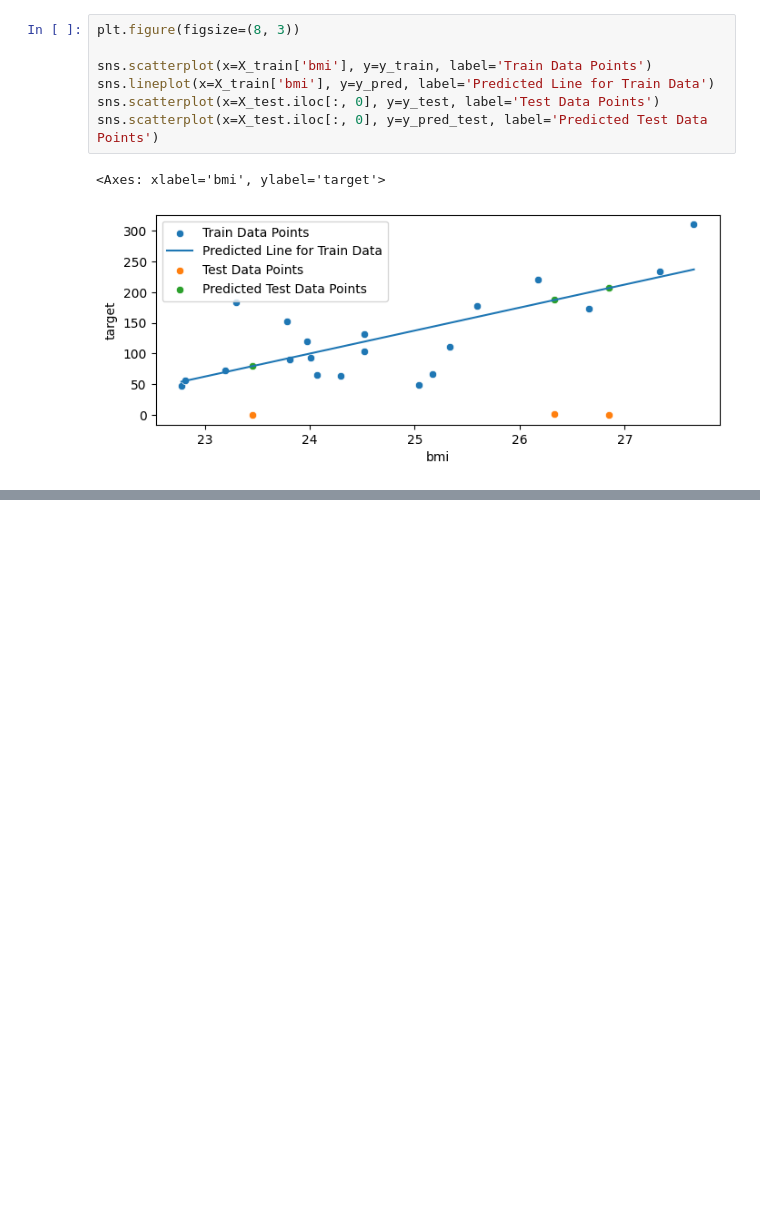
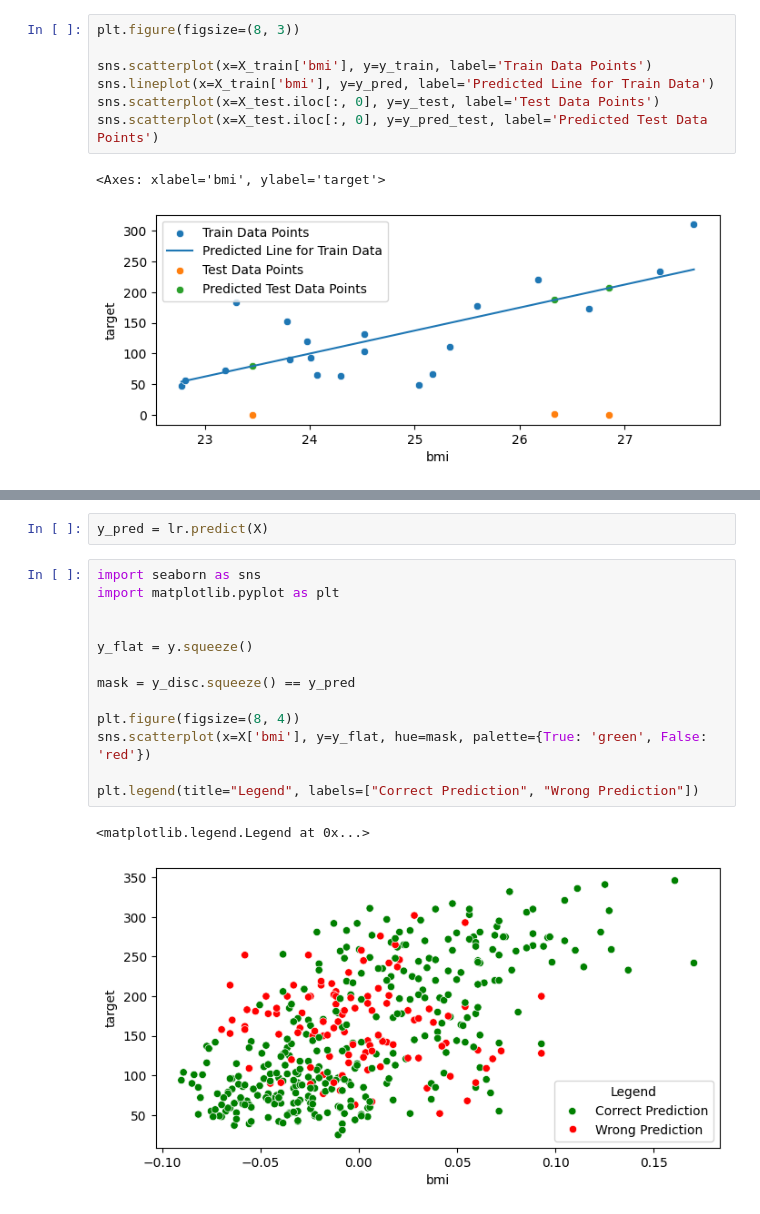
Before and after one commit to eghannoum/PlayWithAI, a Jupyter notebook: 1- Supervised Machine Learning.ipynb, the cells around one changed output, grey strips where cells are left out. Cells and saved outputs as stored; diff of their text form; blank space fills up the shorter version.

```diff
--- a/1- Supervised Machine Learning.ipynb
+++ b/1- Supervised Machine Learning.ipynb
@@ -68,0 +154,18 @@ sns.scatterplot(x=X_test.iloc[:, 0], y=y_pred_test, label='Predicted Test Data P
+# %%
+y_pred = lr.predict(X)
+# %%
+import seaborn as sns
+import matplotlib.pyplot as plt
+
+
+y_flat = y.squeeze()
+
+mask = y_disc.squeeze() == y_pred
+
+plt.figure(figsize=(8, 4))
+sns.scatterplot(x=X['bmi'], y=y_flat, hue=mask, palette={True: 'green', False: 'red'})
+
+plt.legend(title="Legend", labels=["Correct Prediction", "Wrong Prediction"])
+# %% [output]
+<matplotlib.legend.Legend at 0x...>
+[figure, added]
```
Also changed, not shown: parts of 13 cells of this notebook.
